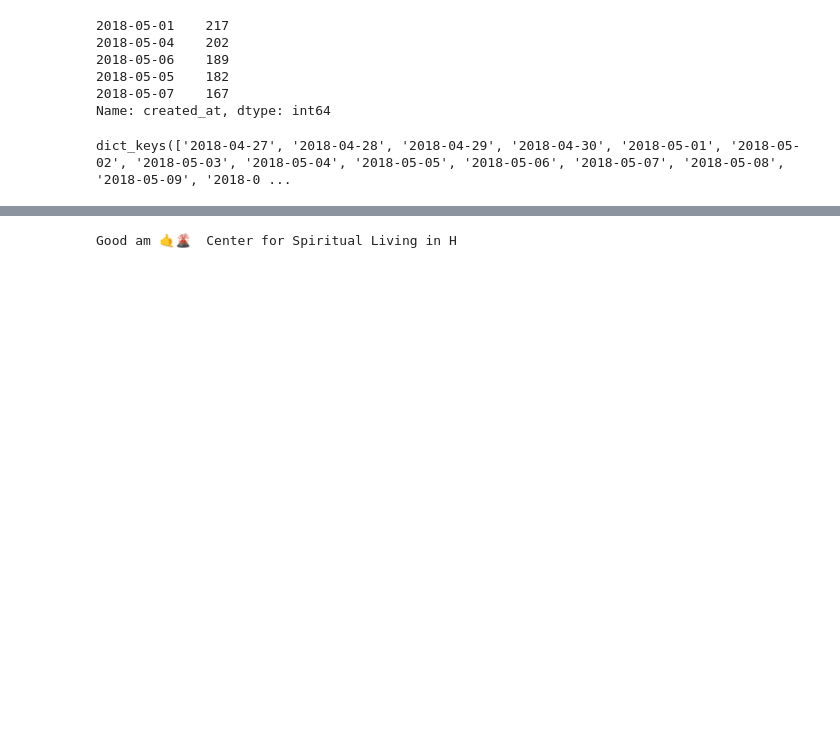
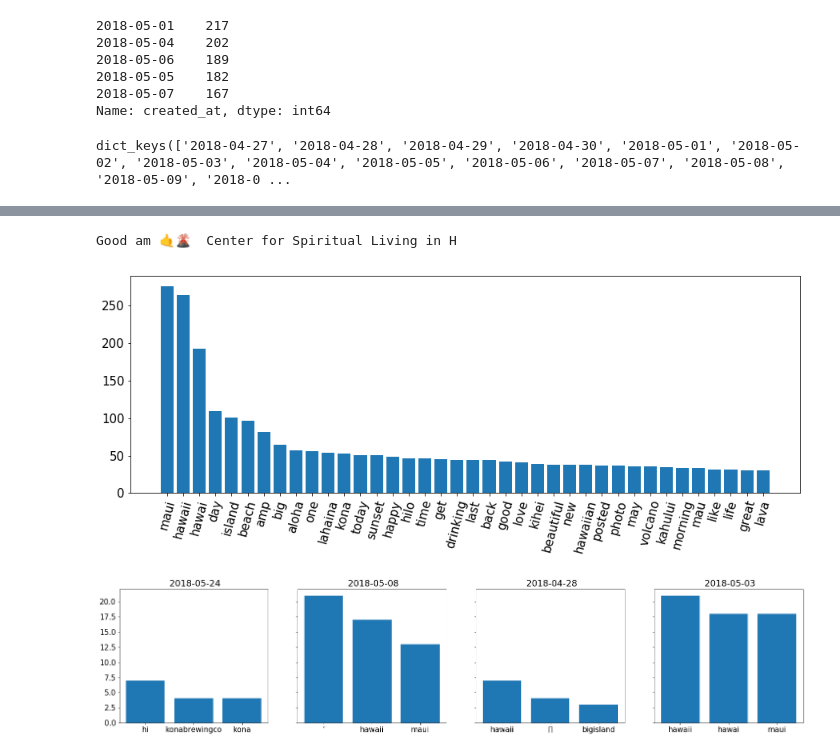
Before and after one commit to XAnakar/ICVDisaster, a Jupyter notebook: 🔥 Views for the article/main.ipynb, the cells around one changed output, grey strips where cells are left out. Cells and saved outputs as stored; diff of their text form; code cells hidden in the pictures; blank space fills up the shorter version.

```diff
--- a/🔥 Views for the article/main.ipynb
+++ b/🔥 Views for the article/main.ipynb
@@ -105,7 +104,8 @@ for find in keys:
             out.writerow([line['text']])
 # %%
 #Teste de leitura dos grupos -> Ok
-import os, re, string
+import os, re, string, csv
+import numpy as np
 from collections import Counter
 from nltk.corpus import stopwords
 from nltk.tokenize import word_tokenize
@@ -113,11 +113,12 @@ from nltk import  RegexpTokenizer
 from nltk.tokenize import TweetTokenizer
 
 
+
 #Função Estável
 def remove_dots(text):
     return  re.compile(
         f'[{re.escape(string.punctuation)}]'
-    ).sub(u'', text)
+    ).sub('', text)
 
 def regex_clean_noises(text):
     return ' '.join(
@@ -130,12 +131,14 @@ def regex_clean(text):
     )
 
 def stopwords_clean(text):
+
     make = TweetTokenizer()
-    flag = make.tokenize(text)
+
+    tokens = make.tokenize(
+        remove_dots(text)
+    )
+
     stop_words = set(stopwords.words('english'))
-
-    print("> ", flag)
-    tokens = flag
 
     filtered_sentence = [w for w in tokens if not w in stop_words]
 
@@ -151,10 +154,10 @@ def frequency_all():
 
         for kem in csv.DictReader(open('Grupos/'+line)):
             counter.update(
-                stopwords_clean(kem['text'])
+                stopwords_clean(kem['text'].lower())
             )
 
-    for tag, count in counter.most_common(20):
+    for tag, count in counter.most_common(50):
         #condição pra passar somente palvras formadas com mais de 2 letras
         if len(tag) > 2:
             data_plot[0].append(tag)
@@ -173,7 +176,9 @@ def frequency_perday():
 
         for kem in csv.DictReader(open('Grupos/'+line)):
             counter.update(
-                stopwords_clean(kem['text'])
+                stopwords_clean(
+                    kem['text'].lower()
+                )
             )
 
         for tag, count in counter.most_common(3):
@@ -188,41 +193,40 @@ def frequency_perday():
 
 def plot_words(data_plot):
 
     indexes = np.arange(len(data_plot[0]))
-    plt.figure(figsize = (10, 5))
-    plt.xticks(indexes, data_plot[0], rotation = 90)
+    plt.figure(figsize = (15, 5))
+    plt.xticks(indexes, data_plot[0], rotation = 75)
     plt.bar(indexes, data_plot[1] , align='center')
 
 def plot_words_perday(data_plot):
 
     stop = 4
     count = 0
 
-    fig, axs = plt.subplots(1, stop, figsize=(20, 5), sharey=True)
+    fig, axs = plt.subplots(1, stop, figsize=(25, 5), sharey=True)
 
     for title, line in data_plot:
         plt.rc('font', size=15)
         axs[count].bar(line[0], line[1])
         axs[count].set_title(title)
         count += 1
 
         if count == stop:
             break;
-'''
+
 plot_words(
     frequency_all()
 )
 
 plot_words_perday(
     frequency_perday()
 )
-'''
 
-
-
-print(remove_dots("Good am! 🤙🌋 @ !!Cen@ter ????///--__for Spiritual Living in H..."))
+print(remove_dots("#Good am! 🤙🌋 @ !!Cen@ter ????///--__for Spiritual Living in H..."))
 # %% [output]
 Good am 🤙🌋  Center for Spiritual Living in H
+[figure, added]
+[figure, added]
 # %%
 import folium
 from folium import plugins
```
Also changed, not shown: parts of 3 cells of this notebook.
